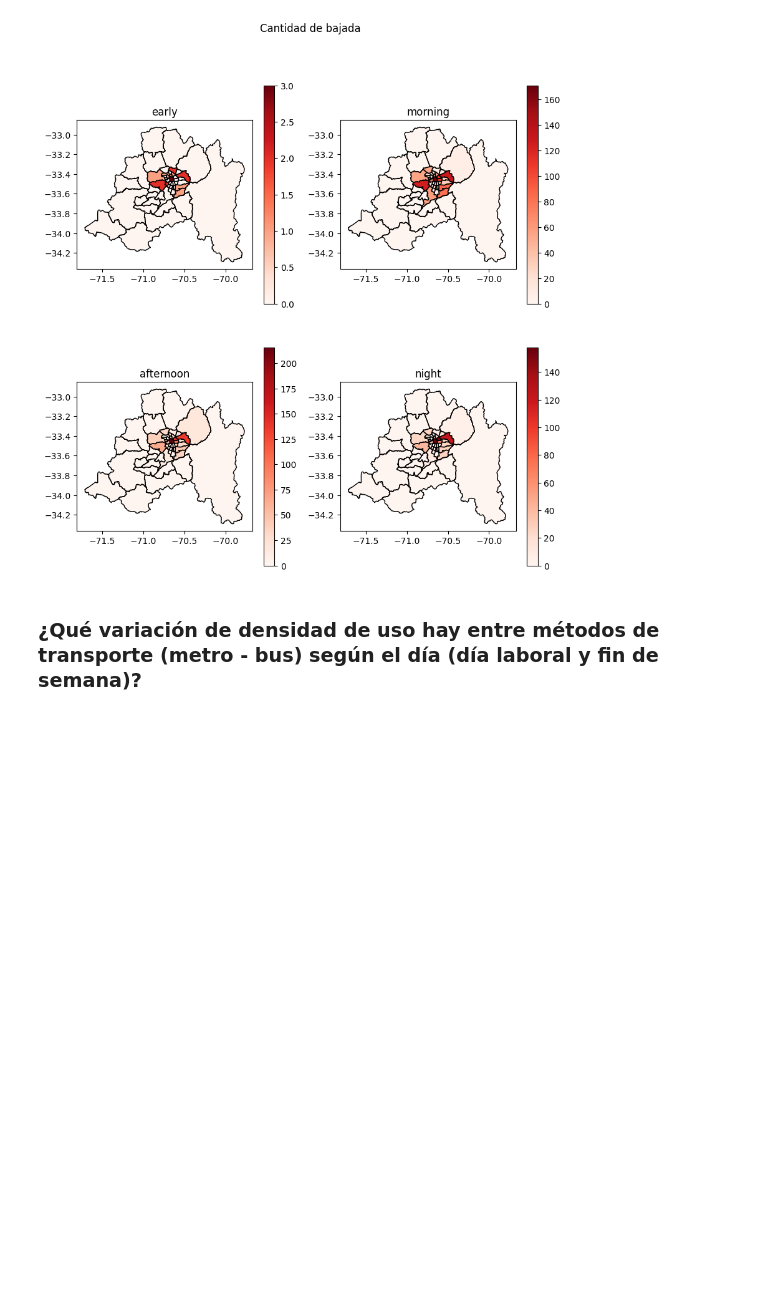
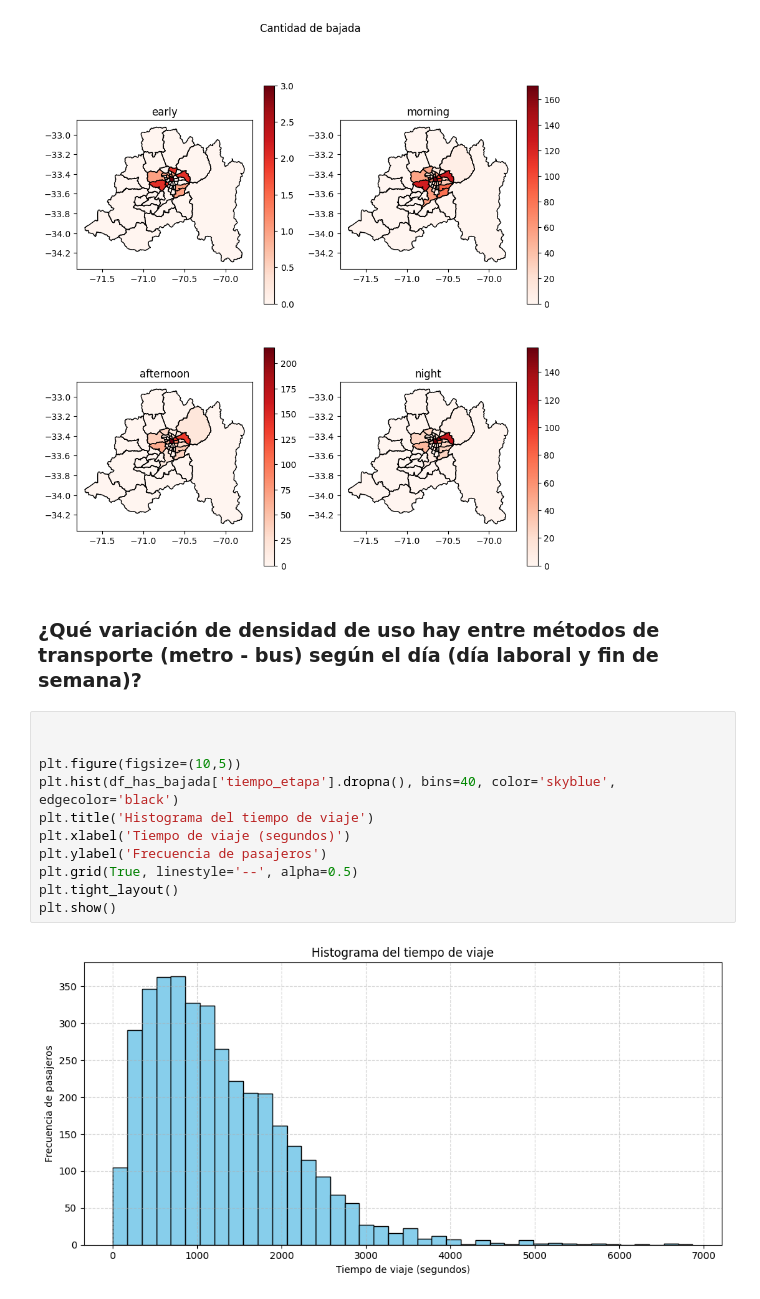
Before and after one commit to Cheng-0201/Proyecto-de-Ciencia-de-Dato, a Jupyter notebook: notebooks/001 con muetra.ipynb, the cells around one changed output. Saved outputs shown, nothing was run; the diff lists cells and outputs as text; blank space fills up the shorter version.

```diff
--- a/notebooks/001 con muetra.ipynb
+++ b/notebooks/001 con muetra.ipynb
@@ -339,3 +339,16 @@ for i, time in enumerate(["early", "morning", "afternoon", "night"], 1):
 [figure]
 # %% [markdown]
 ### ¿Qué variación de densidad de uso hay entre métodos de transporte (metro - bus) según el día (día laboral y fin de semana)?
+# %%
+
+
+plt.figure(figsize=(10,5))
+plt.hist(df_has_bajada['tiempo_etapa'].dropna(), bins=40, color='skyblue', edgecolor='black')
+plt.title('Histograma del tiempo de viaje')
+plt.xlabel('Tiempo de viaje (segundos)')
+plt.ylabel('Frecuencia de pasajeros')
+plt.grid(True, linestyle='--', alpha=0.5)
+plt.tight_layout()
+plt.show()
+# %% [output]
+[figure, added]
```
Also changed, not shown: parts of 5 cells of this notebook.
